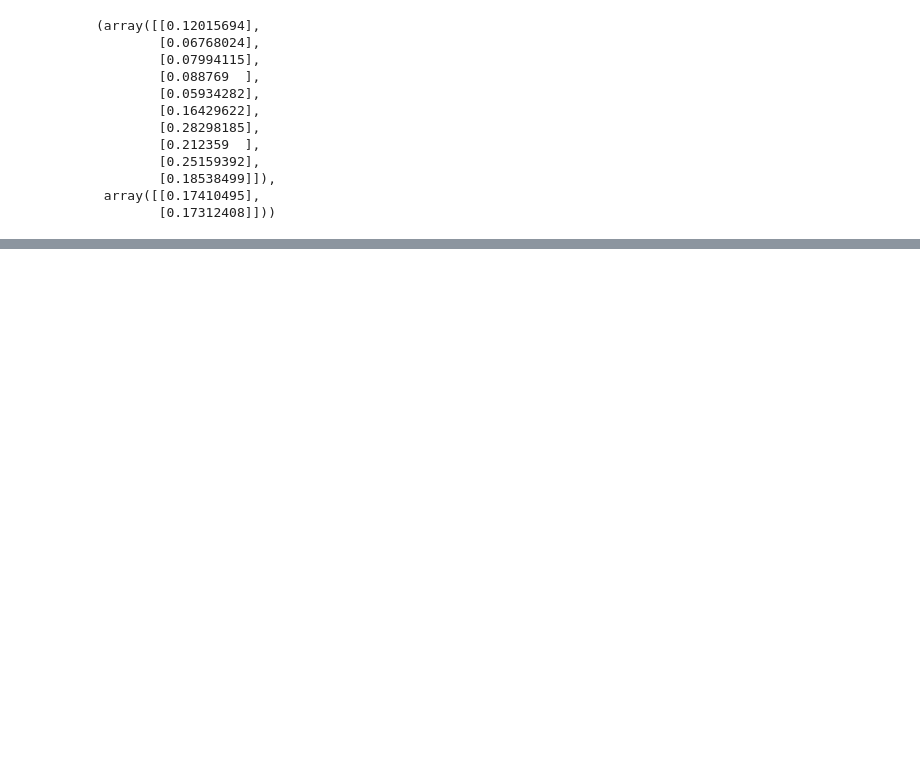
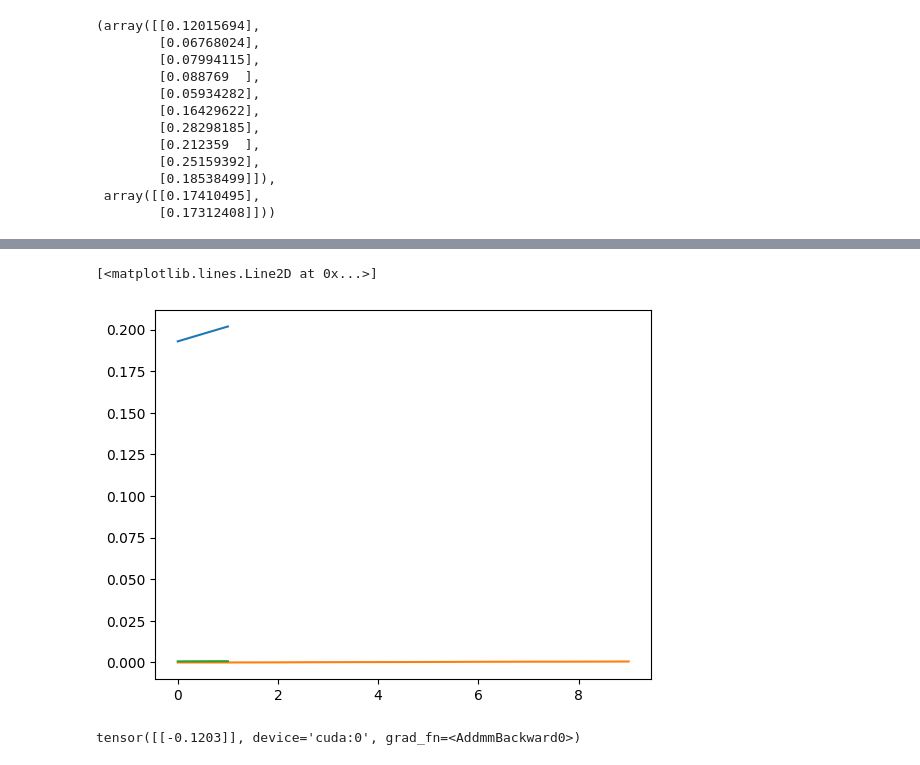
Before and after one commit to julianjandeleit/transformer-models-time-series-forecasting, a Jupyter notebook: notebooks/transformer_experimentation.ipynb, the cells around one changed output, grey strips where cells are left out. Cells and saved outputs as stored; diff of their text form; code cells hidden in the pictures; blank space fills up the shorter version.

```diff
--- a/notebooks/transformer_experimentation.ipynb
+++ b/notebooks/transformer_experimentation.ipynb
@@ -656,0 +693,16 @@ data saved
+# %%
+feature, label, timestamp, isvalid = get_datapoint(expData.data_resampled, expData.valid_windows[0], expData.window_size, expData.feature_size)
+feature = torch.Tensor(feature).to(device)
+label = torch.Tensor(label).to(device)
+plt.plot(trainData.net(src=feature, target=label,mask=None).cpu().detach().numpy())
+plt.plot(feature.cpu().numpy())
+plt.plot(label.cpu().numpy())
+# %% [output]
+[<matplotlib.lines.Line2D at 0x...>]
+[figure, added]
+# %%
+feature = torch.Tensor([[0.1],[0.2]]).to(device)
+label = torch.Tensor([[0.2]]).to(device)
+trainData.net(src=feature, target=label,mask=None)
+# %% [output]
+tensor([[-0.1203]], device='cuda:0', grad_fn=<AddmmBackward0>)
```
Also changed, not shown: parts of 14 cells of this notebook.
